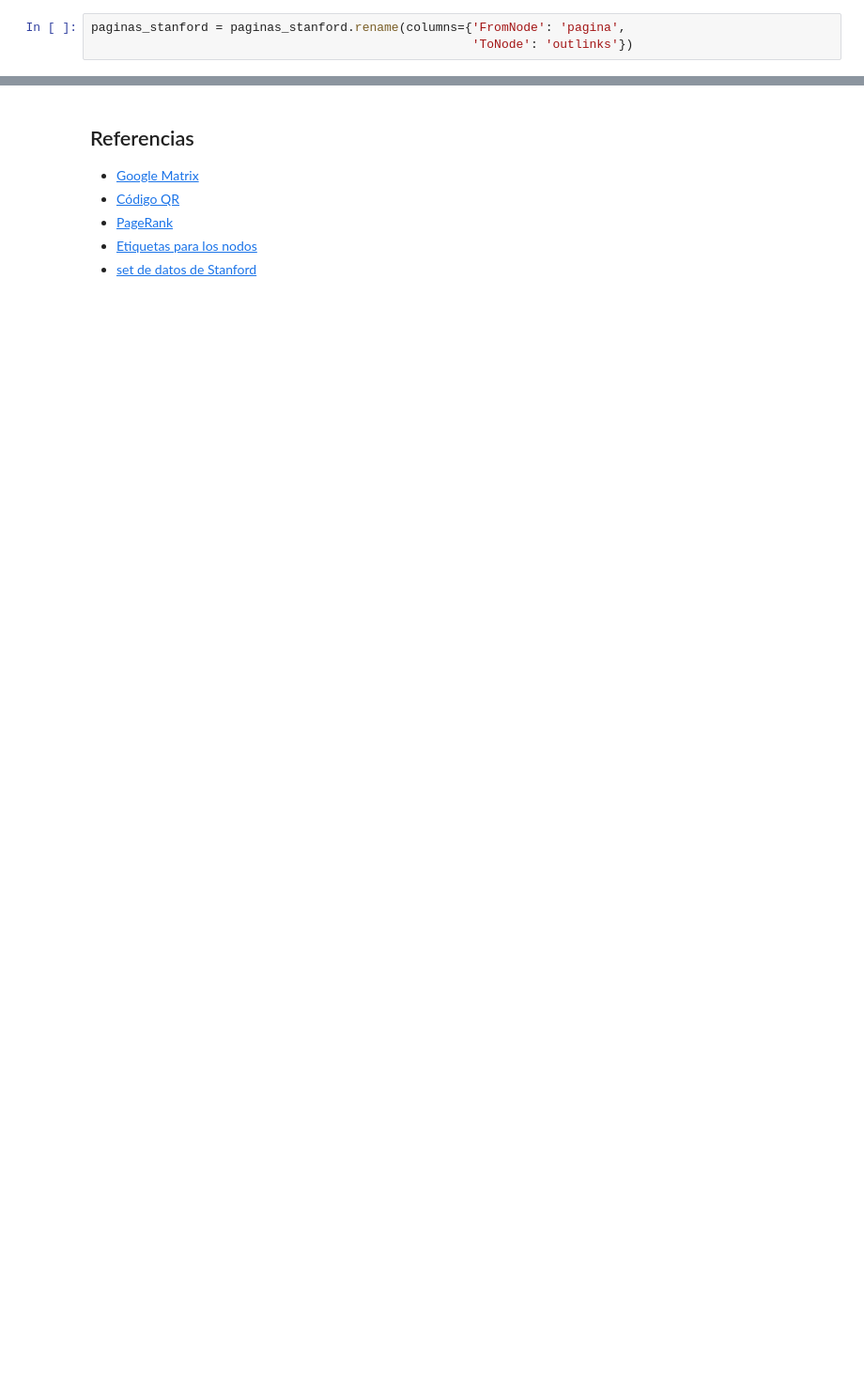
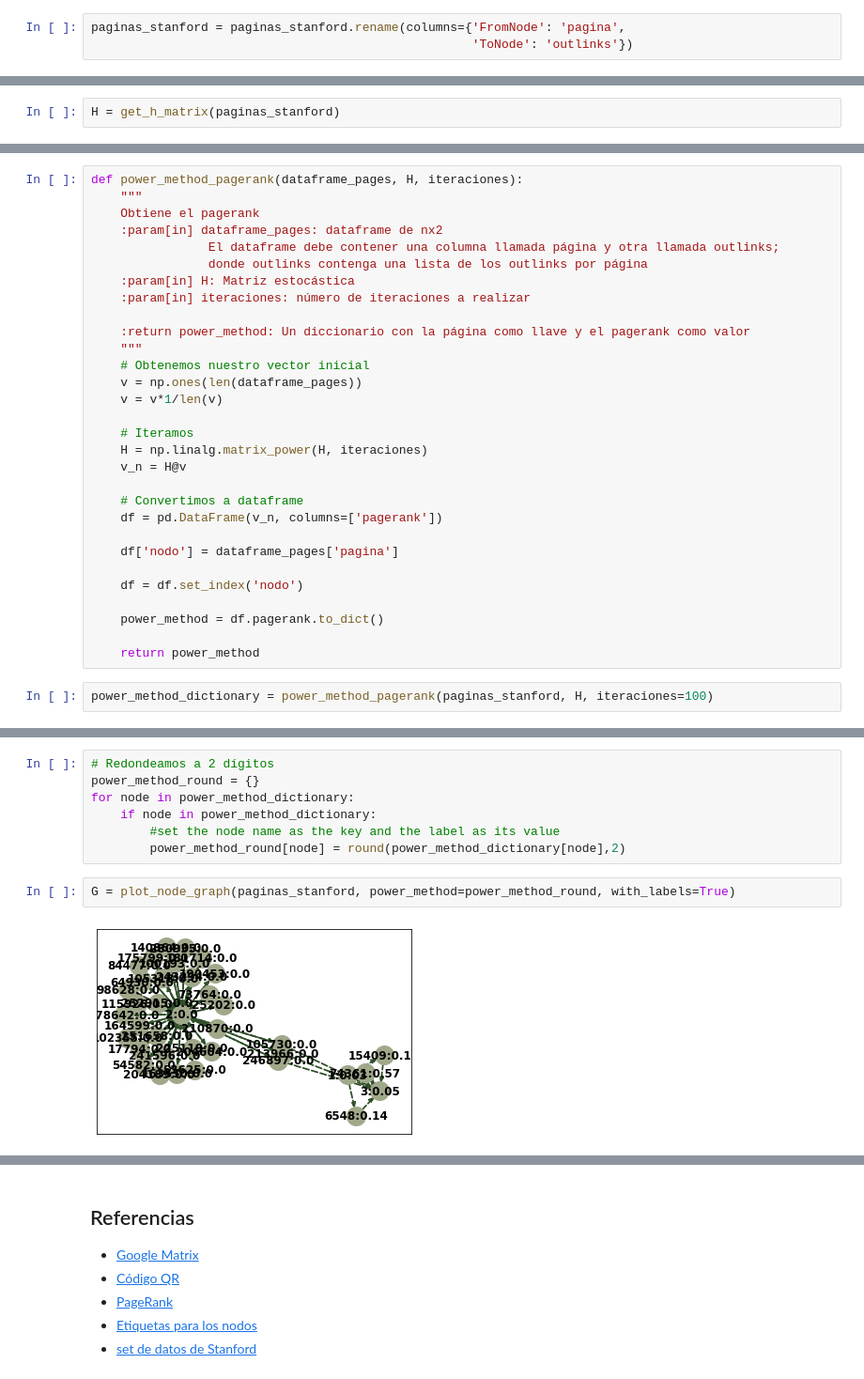
Before and after one commit to lecepe00/PageRank-eigenvectores-eigenvalores, a Jupyter notebook: Implementacion/PageRank_implementacion.ipynb, the cells around one changed output, grey strips where cells are left out. Shown at 94% size. Saved outputs shown, nothing was run; the diff lists cells and outputs as text; blank space fills up the shorter version.

```diff
--- a/Implementacion/PageRank_implementacion.ipynb
+++ b/Implementacion/PageRank_implementacion.ipynb
@@ -597,0 +633,2 @@ plt.show()
+# %%
+H = get_h_matrix(paginas_stanford)
@@ -597,0 +641,32 @@ plt.show()
+# %%
+def power_method_pagerank(dataframe_pages, H, iteraciones):
+    """
+    Obtiene el pagerank
+    :param[in] dataframe_pages: dataframe de nx2
+                El dataframe debe contener una columna llamada página y otra llamada outlinks;
+                donde outlinks contenga una lista de los outlinks por página
+    :param[in] H: Matriz estocástica
+    :param[in] iteraciones: número de iteraciones a realizar
+
+    :return power_method: Un diccionario con la página como llave y el pagerank como valor
+    """
+    # Obtenemos nuestro vector inicial
+    v = np.ones(len(dataframe_pages))
+    v = v*1/len(v)
+
+    # Iteramos
+    H = np.linalg.matrix_power(H, iteraciones)
+    v_n = H@v
+
+    # Convertimos a dataframe
+    df = pd.DataFrame(v_n, columns=['pagerank'])
+
+    df['nodo'] = dataframe_pages['pagina']
+
+    df = df.set_index('nodo')
+
+    power_method = df.pagerank.to_dict()
+
+    return power_method
+# %%
+power_method_dictionary = power_method_pagerank(paginas_stanford, H, iteraciones=100)
@@ -597,0 +693,11 @@ plt.show()
+# %%
+# Redondeamos a 2 dígitos
+power_method_round = {}
+for node in power_method_dictionary:
+    if node in power_method_dictionary:
+        #set the node name as the key and the label as its value
+        power_method_round[node] = round(power_method_dictionary[node],2)
+# %%
+G = plot_node_graph(paginas_stanford, power_method=power_method_round, with_labels=True)
+# %% [output]
+[figure, added]
```
Also changed, not shown: parts of 16 cells of this notebook.
